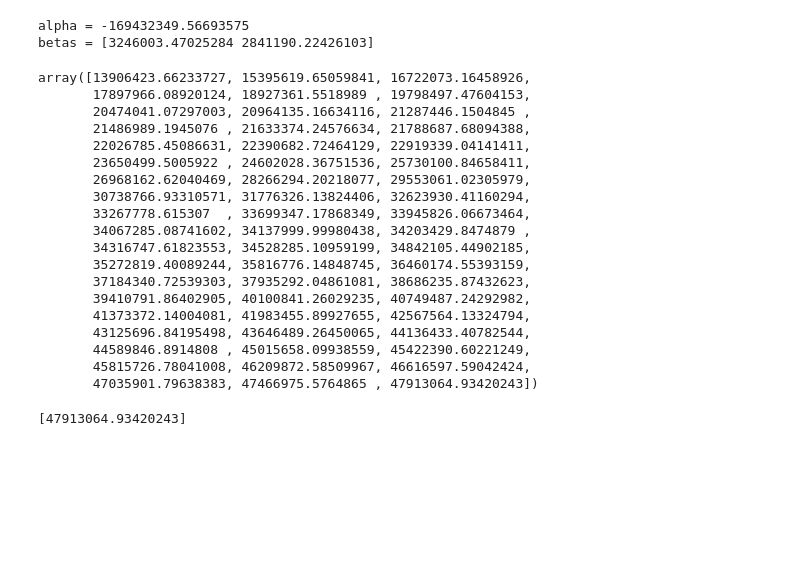
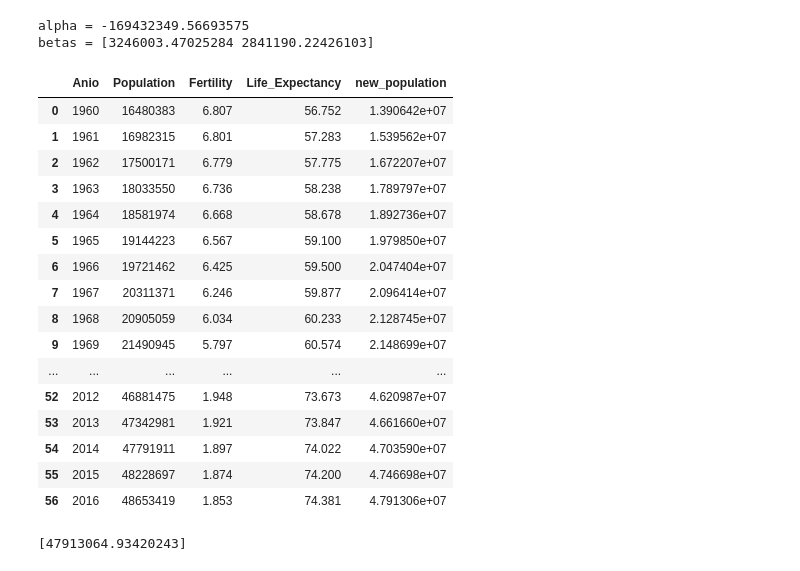
Before and after one commit to KaroLadino/population_project, a Jupyter notebook: Colombia.ipynb, the cells around one changed output. Drawn from its saved outputs; the diff is of its cells as text; code cells hidden in the pictures; blank space fills up the shorter version.

```diff
--- a/Colombia.ipynb
+++ b/Colombia.ipynb
@@ -47,24 +44,4 @@ print(f'betas = {model.coef_}')
 alpha = -169432349.56693575
 betas = [3246003.47025284 2841190.22426103]
 # %%
-model.predict(X)
+new_population = model.predict(X)
-# %% [output]
-array([13906423.66233727, 15395619.65059841, 16722073.16458926,
-       17897966.08920124, 18927361.5518989 , 19798497.47604153,
-       20474041.07297003, 20964135.16634116, 21287446.1504845 ,
-       21486989.1945076 , 21633374.24576634, 21788687.68094388,
-       22026785.45086631, 22390682.72464129, 22919339.04141411,
-       23650499.5005922 , 24602028.36751536, 25730100.84658411,
-       26968162.62040469, 28266294.20218077, 29553061.02305979,
-       30738766.93310571, 31776326.13824406, 32623930.41160294,
-       33267778.615307  , 33699347.17868349, 33945826.06673464,
-       34067285.08741602, 34137999.99980438, 34203429.8474879 ,
-       34316747.61823553, 34528285.10959199, 34842105.44902185,
-       35272819.40089244, 35816776.14848745, 36460174.55393159,
-       37184340.72539303, 37935292.04861081, 38686235.87432623,
-       39410791.86402905, 40100841.26029235, 40749487.24292982,
-       41373372.14004081, 41983455.89927655, 42567564.13324794,
-       43125696.84195498, 43646489.26450065, 44136433.40782544,
-       44589846.8914808 , 45015658.09938559, 45422390.60221249,
-       45815726.78041008, 46209872.58509967, 46616597.59042424,
-       47035901.79638383, 47466975.5764865 , 47913064.93420243])
@@ -71 +50,21 @@ array([13906423.66233727, 15395619.65059841, 16722073.16458926,
+# %%
+data
+# %% [output]
+|  | Anio | Population | Fertility | Life_Expectancy | new_population |
+| 0 | 1960 | 16480383 | 6.807 | 56.752 | 1.390642e+07 |
+| 1 | 1961 | 16982315 | 6.801 | 57.283 | 1.539562e+07 |
+| 2 | 1962 | 17500171 | 6.779 | 57.775 | 1.672207e+07 |
+| 3 | 1963 | 18033550 | 6.736 | 58.238 | 1.789797e+07 |
+| 4 | 1964 | 18581974 | 6.668 | 58.678 | 1.892736e+07 |
+| 5 | 1965 | 19144223 | 6.567 | 59.100 | 1.979850e+07 |
+| 6 | 1966 | 19721462 | 6.425 | 59.500 | 2.047404e+07 |
+| 7 | 1967 | 20311371 | 6.246 | 59.877 | 2.096414e+07 |
+| 8 | 1968 | 20905059 | 6.034 | 60.233 | 2.128745e+07 |
+| 9 | 1969 | 21490945 | 5.797 | 60.574 | 2.148699e+07 |
+| ... | ... | ... | ... | ... | ... |
+| 52 | 2012 | 46881475 | 1.948 | 73.673 | 4.620987e+07 |
+| 53 | 2013 | 47342981 | 1.921 | 73.847 | 4.661660e+07 |
+| 54 | 2014 | 47791911 | 1.897 | 74.022 | 4.703590e+07 |
+| 55 | 2015 | 48228697 | 1.874 | 74.200 | 4.746698e+07 |
+| 56 | 2016 | 48653419 | 1.853 | 74.381 | 4.791306e+07 |
 # %%
```
Also changed, not shown: parts of 4 cells of this notebook, 2 other files.
